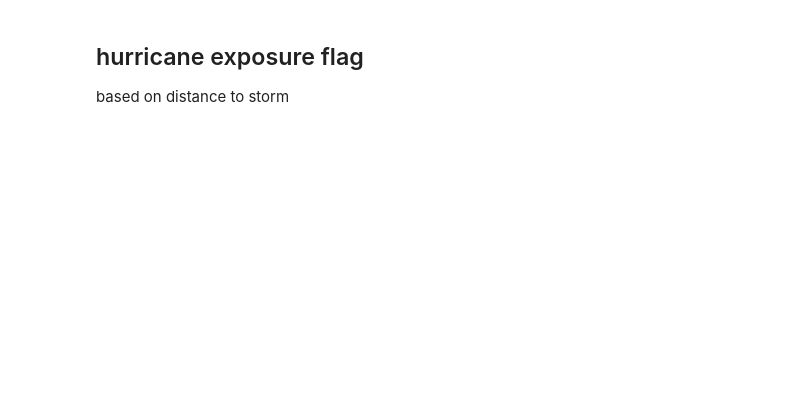
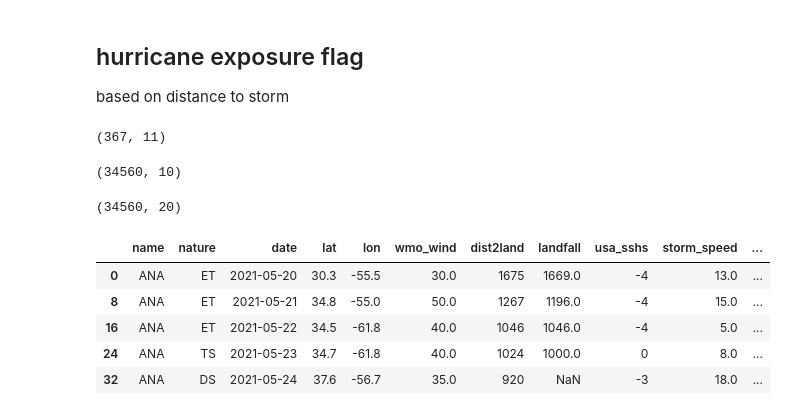
Before and after one commit to sofieappel/HurricanesAndGasPrices, a Jupyter notebook: datacombo.ipynb, the cells around one changed output. Drawn from its saved outputs; the diff is of its cells as text; code cells hidden in the pictures; blank space fills up the shorter version.

```diff
--- a/datacombo.ipynb
+++ b/datacombo.ipynb
@@ -131,0 +168,22 @@ based on distance to storm
+# %%
+hurricanes.shape
+# %% [output]
+(367, 11)
+# %%
+gas.shape
+# %% [output]
+(34560, 10)
+# %%
+panel = gas.merge(hurricanes, on = "date", how = "left")
+panel.shape
+# %% [output]
+(34560, 20)
+# %%
+hurricanes.head()
+# %% [output]
+|  | name | nature | date | lat | lon | wmo_wind | dist2land | landfall | usa_sshs | storm_speed | ... |
+| 0 | ANA | ET | 2021-05-20 | 30.3 | -55.5 | 30.0 | 1675 | 1669.0 | -4 | 13.0 | ... |
+| 8 | ANA | ET | 2021-05-21 | 34.8 | -55.0 | 50.0 | 1267 | 1196.0 | -4 | 15.0 | ... |
+| 16 | ANA | ET | 2021-05-22 | 34.5 | -61.8 | 40.0 | 1046 | 1046.0 | -4 | 5.0 | ... |
+| 24 | ANA | TS | 2021-05-23 | 34.7 | -61.8 | 40.0 | 1024 | 1000.0 | 0 | 8.0 | ... |
+| 32 | ANA | DS | 2021-05-24 | 37.6 | -56.7 | 35.0 | 920 | NaN | -3 | 18.0 | ... |
```
Also changed, not shown: parts of 19 cells of this notebook, 1 other file.
